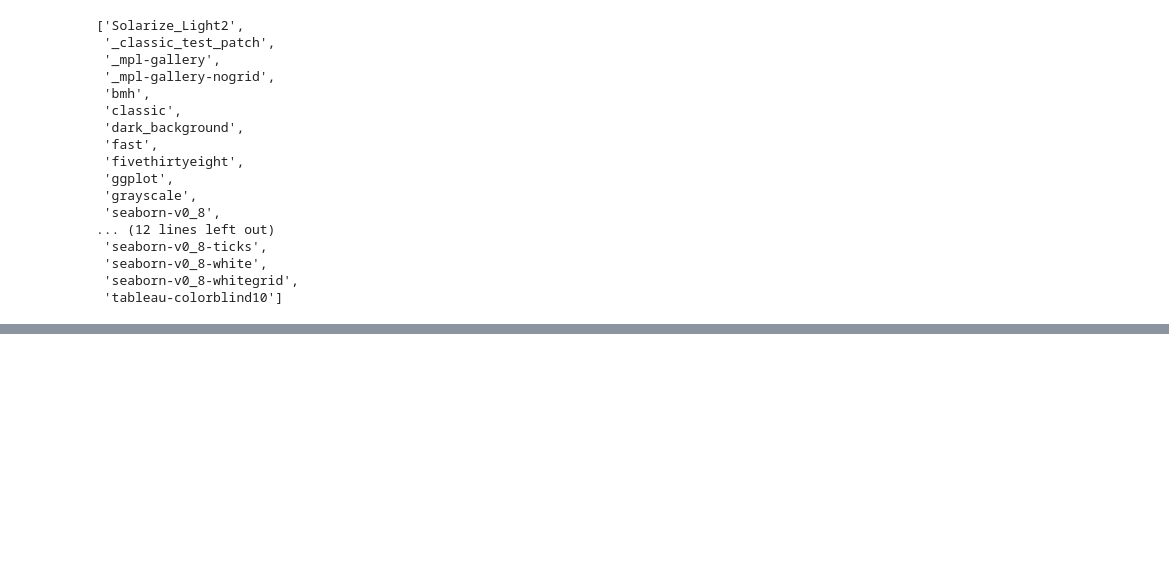
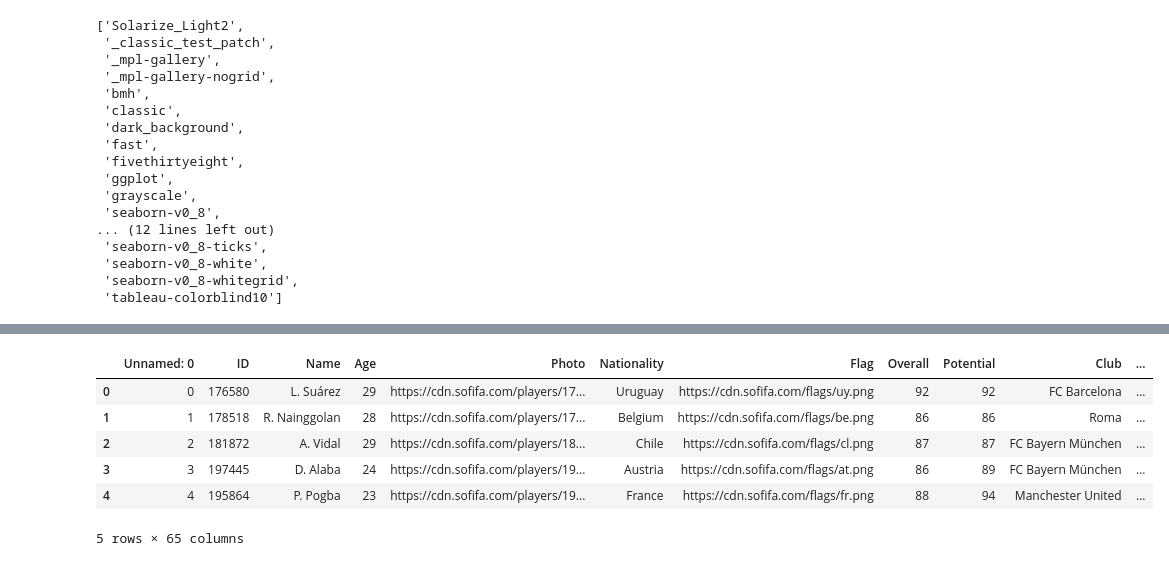
Before and after one commit to MaxWell-73/Data-Analysis, a Jupyter notebook: Python_Libraries/Matplotlib-Seaborn/Matplotlib_Seaborn.ipynb, the cells around one changed output, grey strips where cells are left out. Saved outputs shown, nothing was run; the diff lists cells and outputs as text; code cells hidden in the pictures; blank space fills up the shorter version.

```diff
--- a/Python_Libraries/Matplotlib-Seaborn/Matplotlib_Seaborn.ipynb
+++ b/Python_Libraries/Matplotlib-Seaborn/Matplotlib_Seaborn.ipynb
@@ -173,0 +212,10 @@ plt.show()
+# %%
+data.head()
+# %% [output]
+|  | Unnamed: 0 | ID | Name | Age | Photo | Nationality | Flag | Overall | Potential | Club | ... |
+| 0 | 0 | 176580 | L. Suárez | 29 | https://cdn.sofifa.com/players/17... | Uruguay | https://cdn.sofifa.com/flags/uy.png | 92 | 92 | FC Barcelona | ... |
+| 1 | 1 | 178518 | R. Nainggolan | 28 | https://cdn.sofifa.com/players/17... | Belgium | https://cdn.sofifa.com/flags/be.png | 86 | 86 | Roma | ... |
+| 2 | 2 | 181872 | A. Vidal | 29 | https://cdn.sofifa.com/players/18... | Chile | https://cdn.sofifa.com/flags/cl.png | 87 | 87 | FC Bayern München | ... |
+| 3 | 3 | 197445 | D. Alaba | 24 | https://cdn.sofifa.com/players/19... | Austria | https://cdn.sofifa.com/flags/at.png | 86 | 89 | FC Bayern München | ... |
+| 4 | 4 | 195864 | P. Pogba | 23 | https://cdn.sofifa.com/players/19... | France | https://cdn.sofifa.com/flags/fr.png | 88 | 94 | Manchester United | ... |
+5 rows × 65 columns
```
Also changed, not shown: parts of 19 cells of this notebook.
